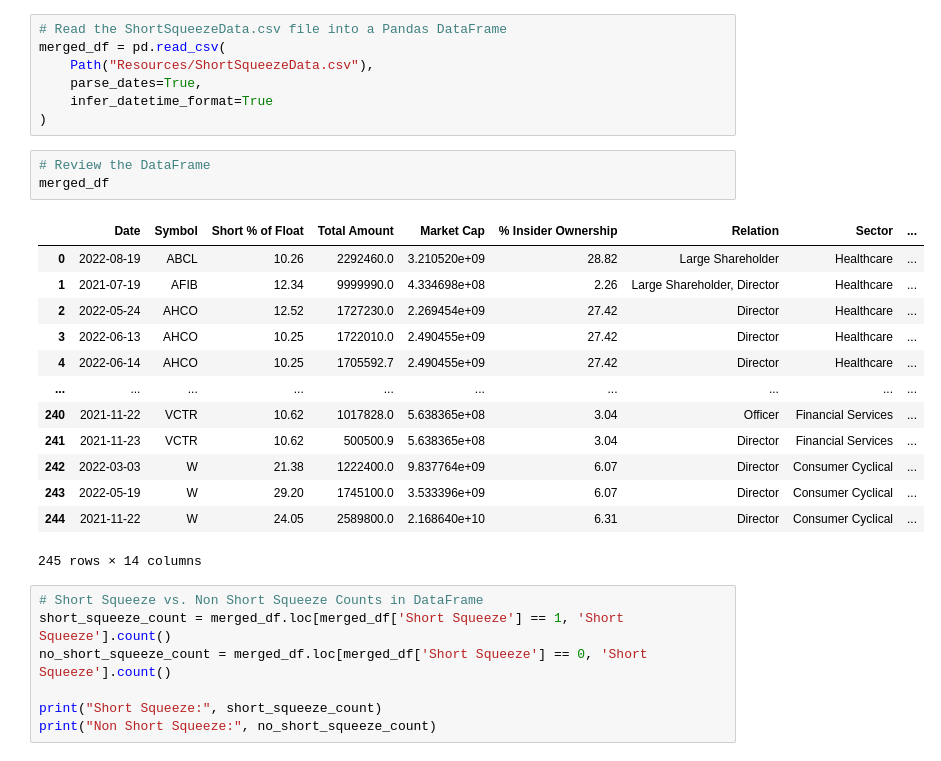
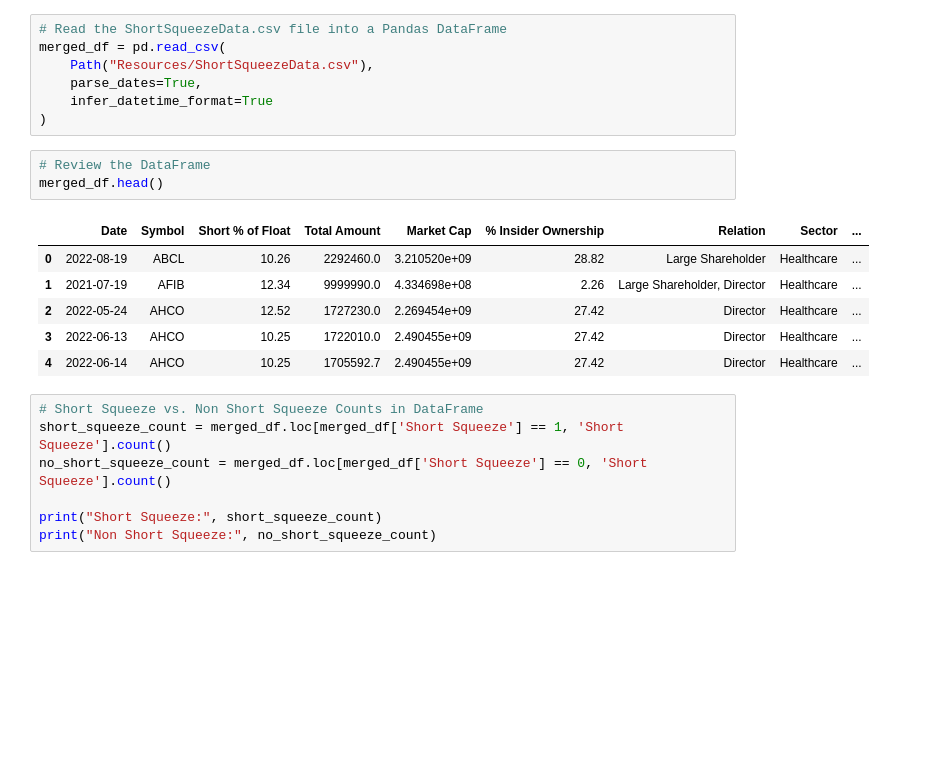
Before and after one commit to regulolanz/Pedro-Short-Squeeze-Predictor, a Jupyter notebook: Pedro_Model.ipynb, the cells around one changed output. Saved outputs shown, nothing was run; the diff lists cells and outputs as text; blank space fills up the shorter version.

```diff
--- a/Pedro_Model.ipynb
+++ b/Pedro_Model.ipynb
@@ -37,21 +37,14 @@ merged_df = pd.read_csv(
 )
 # %%
 # Review the DataFrame
-merged_df
+merged_df.head()
 # %% [output]
 |  | Date | Symbol | Short % of Float | Total Amount | Market Cap | % Insider Ownership | Relation | Sector | ... |
 | 0 | 2022-08-19 | ABCL | 10.26 | 2292460.0 | 3.210520e+09 | 28.82 | Large Shareholder | Healthcare | ... |
 | 1 | 2021-07-19 | AFIB | 12.34 | 9999990.0 | 4.334698e+08 | 2.26 | Large Shareholder, Director | Healthcare | ... |
 | 2 | 2022-05-24 | AHCO | 12.52 | 1727230.0 | 2.269454e+09 | 27.42 | Director | Healthcare | ... |
 | 3 | 2022-06-13 | AHCO | 10.25 | 1722010.0 | 2.490455e+09 | 27.42 | Director | Healthcare | ... |
 | 4 | 2022-06-14 | AHCO | 10.25 | 1705592.7 | 2.490455e+09 | 27.42 | Director | Healthcare | ... |
-| ... | ... | ... | ... | ... | ... | ... | ... | ... | ... |
-| 240 | 2021-11-22 | VCTR | 10.62 | 1017828.0 | 5.638365e+08 | 3.04 | Officer | Financial Services | ... |
-| 241 | 2021-11-23 | VCTR | 10.62 | 500500.9 | 5.638365e+08 | 3.04 | Director | Financial Services | ... |
-| 242 | 2022-03-03 | W | 21.38 | 1222400.0 | 9.837764e+09 | 6.07 | Director | Consumer Cyclical | ... |
-| 243 | 2022-05-19 | W | 29.20 | 1745100.0 | 3.533396e+09 | 6.07 | Director | Consumer Cyclical | ... |
-| 244 | 2021-11-22 | W | 24.05 | 2589800.0 | 2.168640e+10 | 6.31 | Director | Consumer Cyclical | ... |
-245 rows × 14 columns
 # %%
 # Short Squeeze vs. Non Short Squeeze Counts in DataFrame
 short_squeeze_count = merged_df.loc[merged_df['Short Squeeze'] == 1, 'Short Squeeze'].count()
```
Also changed, not shown: parts of 7 cells of this notebook, 10 other files.
